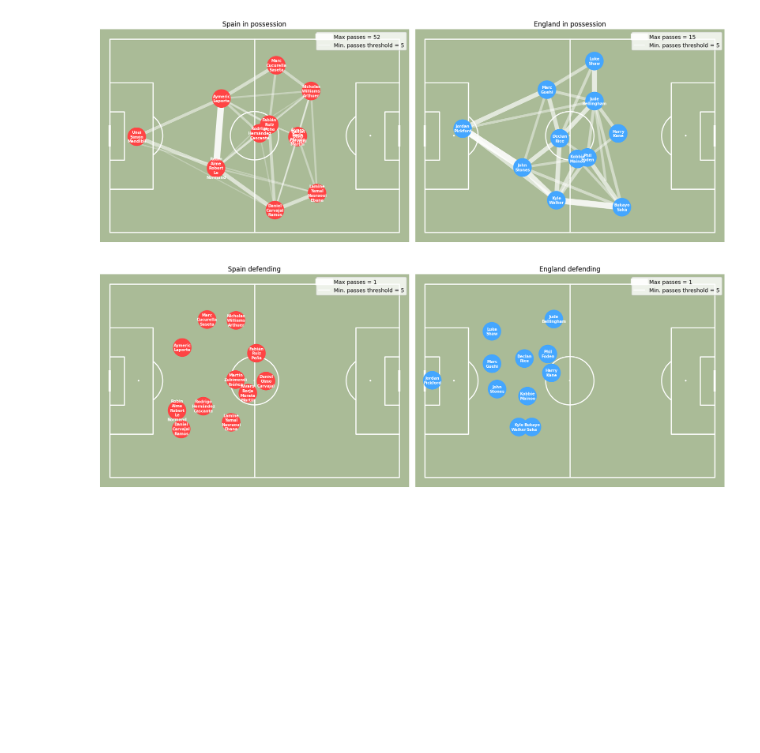
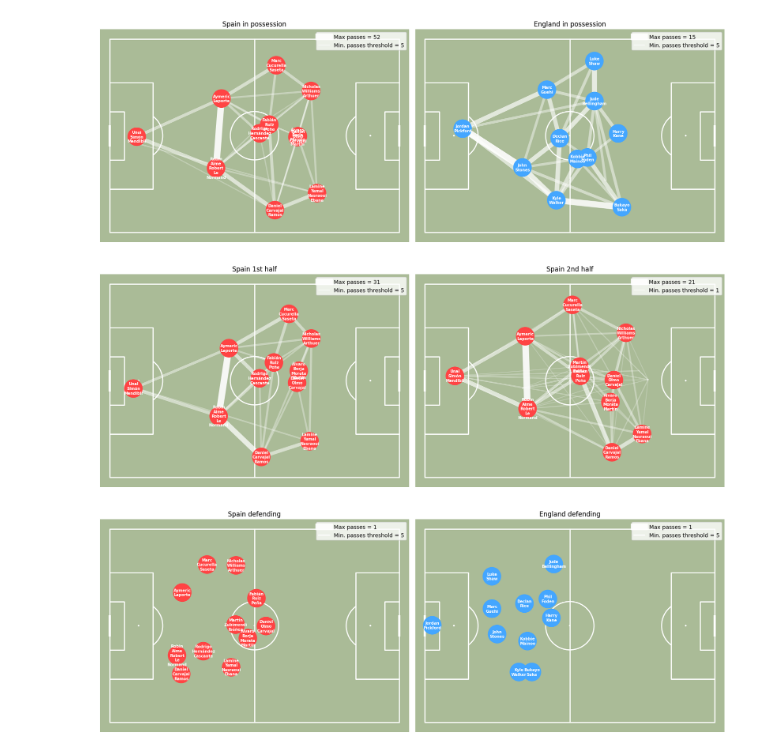
Before and after one commit to francisco-kim/footballAnalysis, a Jupyter notebook: statsbomb.ipynb, the cells around one changed output. Drawn from its saved outputs; the diff is of its cells as text; code cells hidden in the pictures; blank space fills up the shorter version.

```diff
--- a/statsbomb.ipynb
+++ b/statsbomb.ipynb
@@ -605,6 +758,21 @@ axes[1].set_title("England in possession")
 plt.show()
 # %% [output]
 [figure]
+# %%
+dfSpainPossession1 = dfRaw[(dfRaw['possession_team'] == 'Spain') & (dfRaw['period'] == 1)]
+dfSpainPossession2 = dfRaw[(dfRaw['possession_team'] == 'Spain') & (dfRaw['period'] == 2)]
+
+fig, axes = plt.subplots(1, 2, figsize=(16, 7), constrained_layout=True)
+
+ShowPassingNetwork(dfSpainPossession1, team=0, dfForTeam=dfRaw, minPasses=5, showPassesCount=False, ax=axes[0])
+axes[0].set_title("Spain 1st half")
+
+ShowPassingNetwork(dfSpainPossession2, team=0, dfForTeam=dfRaw, minPasses=1, showPassesCount=False, ax=axes[1])
+axes[1].set_title("Spain 2nd half")
+
+plt.show()
+# %% [output]
+[figure, added]
 # %%
 dfSpainDefense = dfRaw[dfRaw['possession_team'] == 'England']
 dfEnglandDefense = dfRaw[dfRaw['possession_team'] == 'Spain']
```
Also changed, not shown: parts of 28 cells of this notebook.
